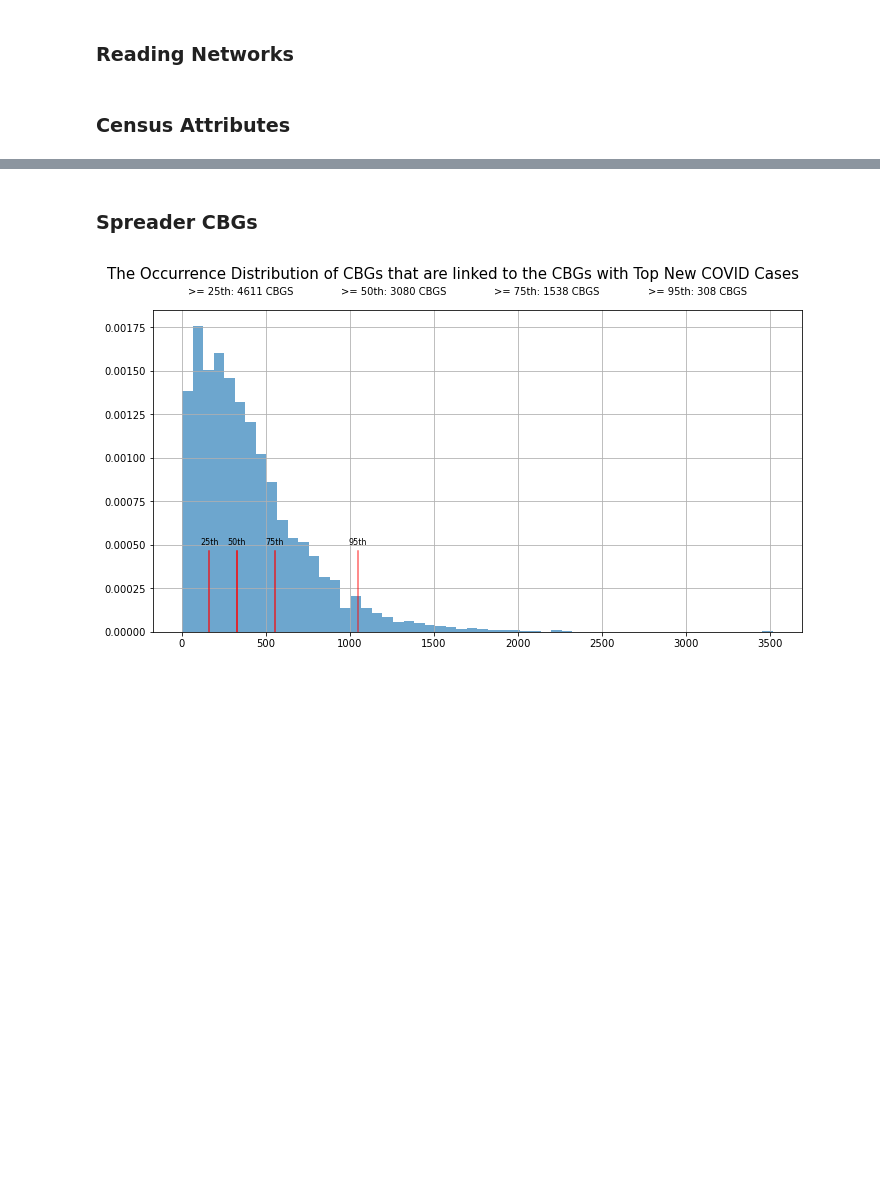
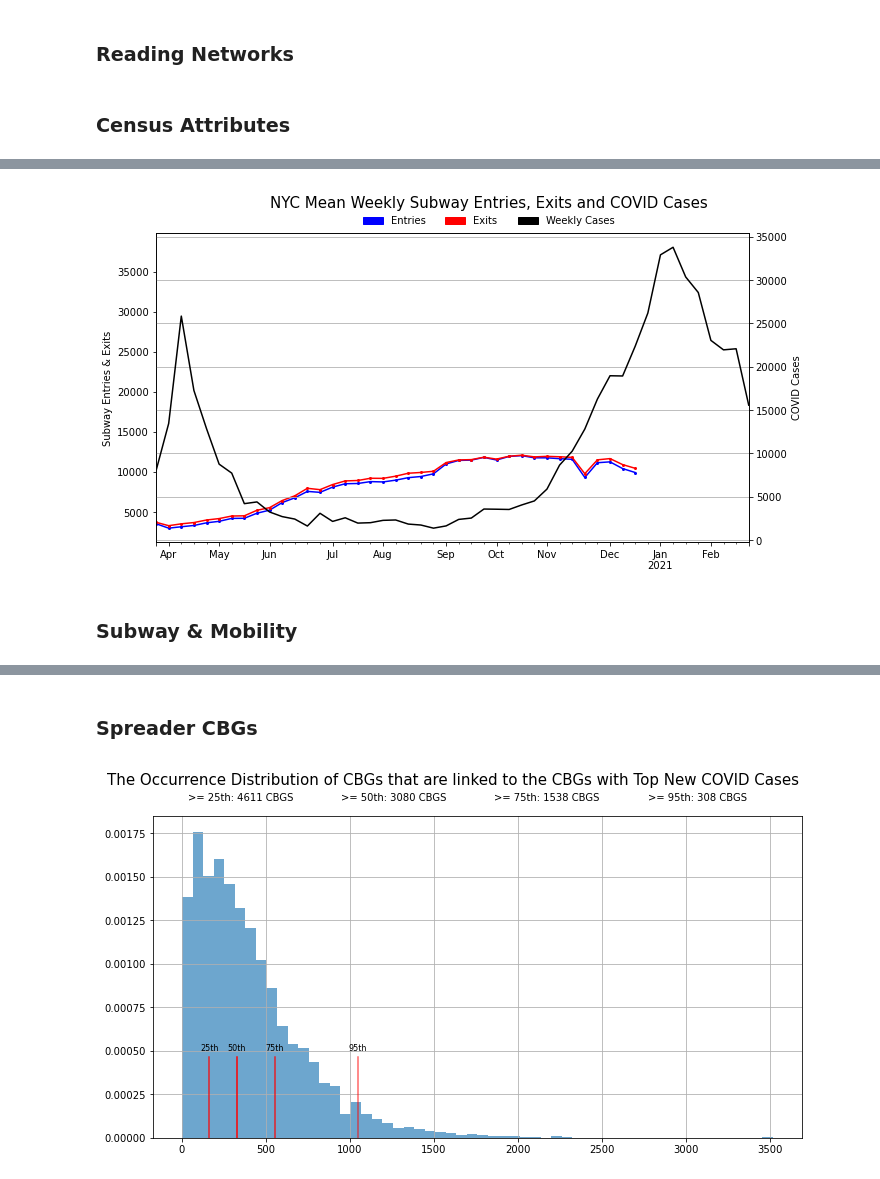
Before and after one commit to hasanalpboz/safegraph-covid19-mobility, a Jupyter notebook: scripts/notebooks/network-centrality-evolution.ipynb, the cells around one changed output, grey strips where cells are left out. Saved outputs shown, nothing was run; the diff lists cells and outputs as text; code cells hidden in the pictures; blank space fills up the shorter version.

```diff
--- a/scripts/notebooks/network-centrality-evolution.ipynb
+++ b/scripts/notebooks/network-centrality-evolution.ipynb
@@ -111,0 +136,40 @@ cases_df = pd.concat(rows, axis=0)
+# %%
+case_df_dt = case_df.copy()
+case_df_dt['Date'] = pd.to_datetime(case_df['Date'])
+
+entries_color = 'blue'
+exits_color = 'red'
+cases_color = 'black'
+
+fig, ax = plt.subplots(1, 1, figsize=(10, 5))
+
+avg_subway[['entries', 'exits']].plot(marker='o', markersize=2, ax=ax, color=[entries_color, exits_color], legend=None)
+ax.set_ylabel('Subway Entries & Exits')
+ax.set_xlabel(None)
+
+ax2 = ax.twinx()
+case_df_dt.groupby('Date').sum()['Cases_New'].plot(ax=ax2, color=cases_color, legend=None)
+ax2.set_ylabel('COVID Cases')
+ax2.grid()
+
+entries_patch = mpatches.Patch(color=entries_color)
+exits_patch = mpatches.Patch(color=exits_color)
+cases_patch = mpatches.Patch(color=cases_color)
+
+fig.legend([entries_patch, exits_patch, cases_patch],
+                   ['Entries',
+                    'Exits',
+                    'Weekly Cases'],
+                   loc="center",
+                   ncol=3,
+                   bbox_to_anchor=(0.55, 1.03),
+                   title_fontsize=15,
+                   title=f"NYC Mean Weekly Subway Entries, Exits and COVID Cases",
+                   edgecolor="white")
+
+plt.tight_layout()
+fig.savefig(join(FIG_SAVE_DIR, 'nyc-subway-entries-exits-weekly-covid-cases.png'), bbox_inches='tight')
+# %% [output]
+[figure, added]
+# %% [markdown]
+### Subway & Mobility
```
Also changed, not shown: parts of 12 cells of this notebook, 27 other files.
